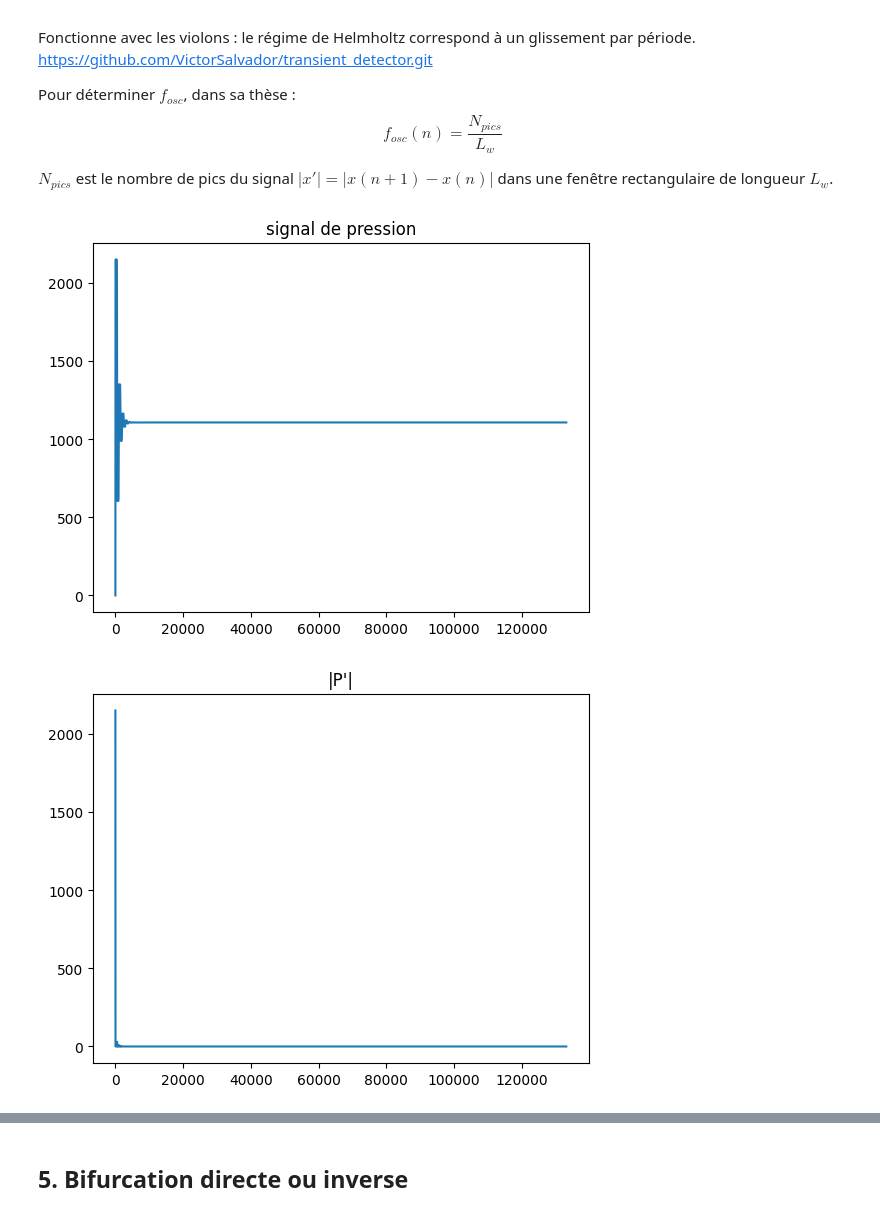
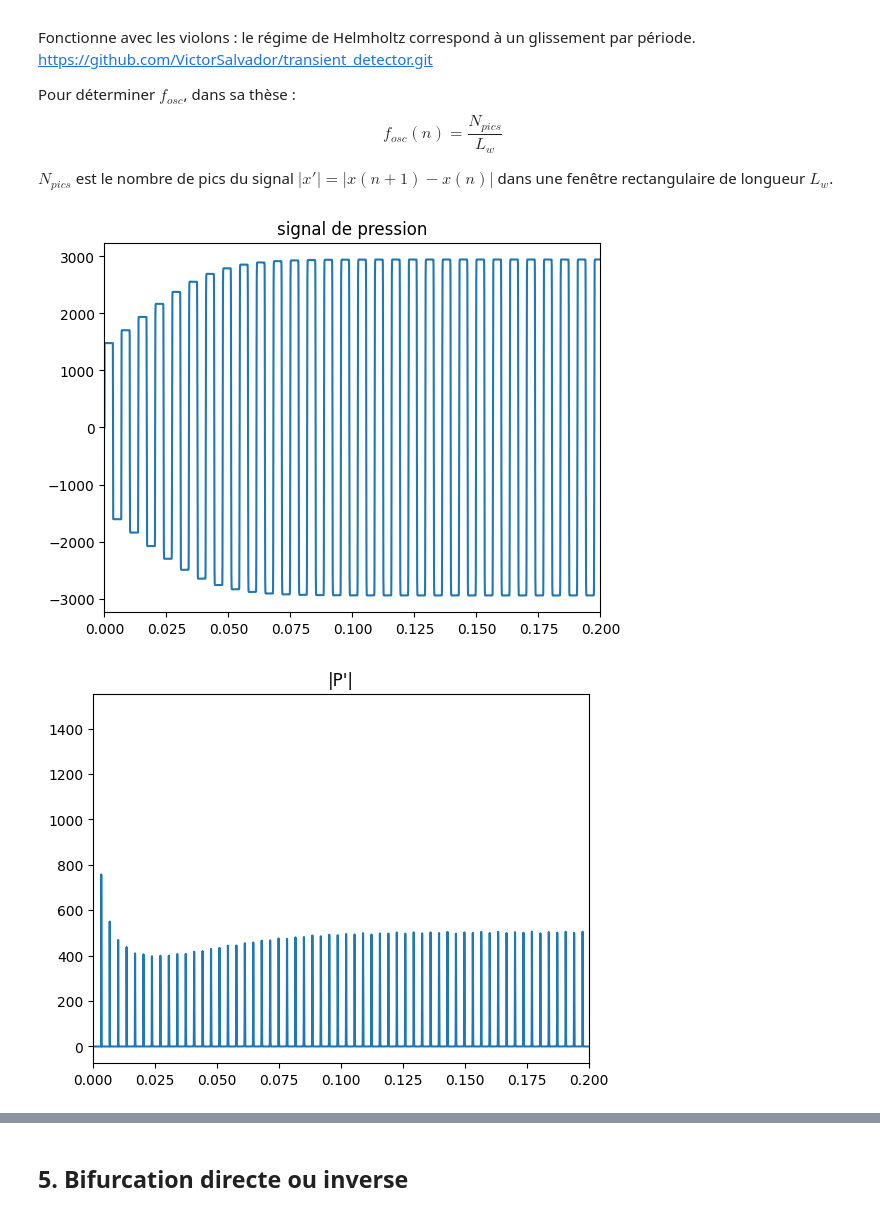
Before and after one commit to BaptisteHi/PAM-Virtual-Instrument, a Jupyter notebook: descripteurs.ipynb, the cells around one changed output, grey strips where cells are left out. Cells and saved outputs as stored; diff of their text form; code cells hidden in the pictures.

```diff
--- a/descripteurs.ipynb
+++ b/descripteurs.ipynb
@@ -214,7 +214,7 @@ d1 = 1.393
 d2 = 0.457
 
 @njit
-def execution(T_sec, delta_t,  gamma, zeta, P_M, Zc):
+def execution(T_sec, delta_t,  gamma, zeta, Zc):
 
     temps = np.arange(0, T_sec, delta_t)
     N = len(temps)
@@ -260,7 +260,7 @@ def execution(T_sec, delta_t,  gamma, zeta, P_M, Zc):
 
 
 start = time()
-temps, U, P, P_ext, qh = execution(T_sec, delta_t, gamma, zeta, P_M, Zc)
+temps, U, P, P_ext, qh = execution(T_sec, delta_t, gamma, zeta)
 stop = time()
 print("Temps d'exécution (s) :", stop-start)
 
@@ -433,13 +434,14 @@ class LatinSquare :
 gamma = np.linspace(0,1,1000)
 zeta = np.linspace(0,1,1000)
 
-n_data = 500
+n_data = 100
 carre_latin = LatinSquare(n_data, u = len(gamma))
 indexes = carre_latin.indices()
 
-def simulation(T_sec, delta_t, gamma, zeta, P_M, Zc, ret_time=False): #Remise en forme pour pouvoir cartographier ensuite
+def simulation(T_sec, delta_t, gamma, zeta, ret_time=False): #Remise en forme pour pouvoir cartographier ensuite
+    Zc = zeta*P_M/U_A
     start = time()
-    _, _, P, _, _ = execution(T_sec, delta_t, gamma, zeta, P_M, Zc)
+    _, _, P, _, _ = execution(T_sec, delta_t, gamma, zeta, Zc)
     stop = time()
     if ret_time:
         return P, stop-start
@@ -934,36 +913,53 @@ $$
 $N_{pics}$ est le nombre de pics du signal $|x'| = |x(n+1) - x(n)|$ dans une fenêtre rectangulaire de longueur $L_w$.
 # %%
 # calcul de |x'|
-abs_sig_diff = np.abs(np.diff(P))
+gamma_test = 0.38
+zeta_test = 0.4
+abs_sig_diff = np.abs(np.diff(P_test))
+_,U_test,_,_,_ = execution(T_sec, delta_t, gamma_test, zeta_test, zeta_test*P_M/U_A)
+abs_sig_diff_u = np.abs(np.diff(U_test))
+
 # # Minimum height of the peaks: Adaptative threshold varying with
 # # abs_sig_diff envelope
 # # --> Minimum height = pp_height = maximum peak of the windowed
 # #                      abs_sig_diff signal times pp_height_factor
 
 # pp_height = np.zeros_like(abs_sig_diff)
 
 # for i in range(len(abs_sig_diff)-win_len):
 #     pp_height[int(win_len/2)+i] = np.max(abs_sig_diff[i:win_len+i]) \
 #         * pp_height_factor
 
 # # Adjust initial and final height of signal (if not, height=0)
 # pp_height[0:int(win_len/2)] = pp_height[int(win_len/2)]
 # pp_height[-int(win_len/2):] = pp_height[-int(win_len/2)-1]
 
 # # Detect peaks
 # peaks, _ = scipy.signal.find_peaks(abs_sig_diff, height=pp_height,
 #                                     prominence=pp_prominences[string],
 #                                     distance=pp_distances[string])
 
-plt.plot(np.arange(len(P)), P)
+plt.plot(np.arange(len(P_test))*delta_t, P_test)
 plt.title("signal de pression")
+plt.xlim((0,0.2))
 plt.show()
 
-plt.plot(np.arange(len(abs_sig_diff)), abs_sig_diff)
+plt.plot(np.arange(len(abs_sig_diff))*delta_t, abs_sig_diff)
 plt.title("|P'|")
-# plt.xlim((0,100))
+plt.xlim((0,0.2))
 # plt.ylim((0, 100))
 plt.show()
+
+plt.plot(np.arange(len(U_test))*delta_t, U_test)
+plt.title("signal de pression")
+plt.xlim((0,0.2))
+plt.show()
+
+plt.plot(np.arange(len(abs_sig_diff_u))*delta_t, abs_sig_diff_u)
+plt.title("|P'|")
+plt.xlim((0.175,0.2))
+# plt.ylim((0, 100))
+plt.show()
 # %% [output]
-[figure, old version]
+[figure, new version]
-[figure, old version]
+[figure, new version]
```
Also changed, not shown: parts of 15 cells of this notebook.
